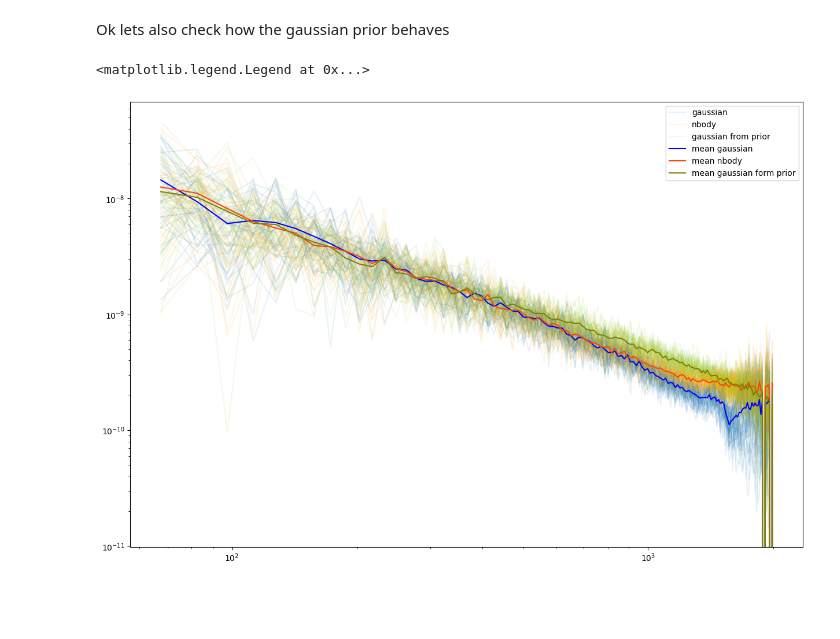
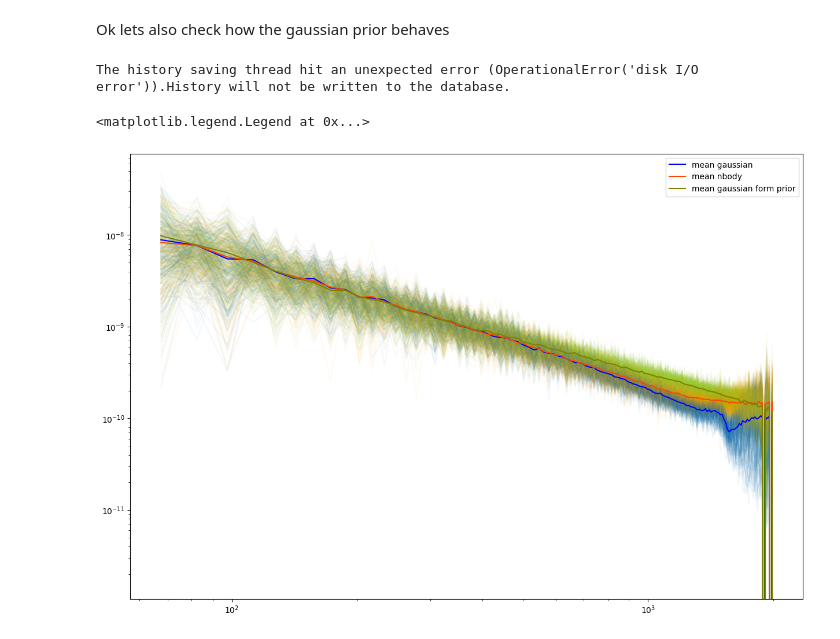
Before and after one commit to Justinezgh/Learn2Map, a Jupyter notebook: notebooks/check_ps_gaussians_vs_nbody.ipynb, the cells around one changed output. Saved outputs shown, nothing was run; the diff lists cells and outputs as text; code cells hidden in the pictures; blank space fills up the shorter version.

```diff
--- a/notebooks/check_ps_gaussians_vs_nbody.ipynb
+++ b/notebooks/check_ps_gaussians_vs_nbody.ipynb
@@ -80,7 +92,7 @@ hp.mollview(nbody_map_without_baryon - nbody_map_without_baryon.mean())
 # %%
 import matplotlib.pyplot as plt
 plt.figure(figsize=(15,10))
-i = 10
+i = 900
 power_spectrum_gaussian_map = hp.sphtfunc.anafast(gaussian_map, lmax = lmax)
 power_spectrum_nbody_map = hp.sphtfunc.anafast(nbody_map_without_baryon, lmax = lmax)
 
@@ -100,16 +112,10 @@ import numpy as np
 plt.figure(figsize=(15,10))
 
 l_edges_kmap = np.arange(60.0, 2000.0, 15.0)
-map_size = 10
-
-ell, ps = ConvergenceMap(projection_gaussian_store[0], angle=map_size * u.deg).powerSpectrum(l_edges_kmap)
-ell2, ps2 = ConvergenceMap(projection_nbody_store[0], angle=map_size * u.deg).powerSpectrum(l_edges_kmap)
-plt.loglog(ell,ps, alpha = 0.1, color='C0', label ='gaussian')
-plt.loglog(ell2, ps2, alpha = 0.1, color='orange',label ='nbody')
 
 store_ps_gaussian = []
 store_ps_nbody = []
-for i in range(1, nb_of_projected_map):
+for i in range(0, nb_of_projected_map):
     ell, ps = ConvergenceMap(projection_gaussian_store[i], angle=map_size * u.deg).powerSpectrum(l_edges_kmap)
     ell2, ps2 = ConvergenceMap(projection_nbody_store[i], angle=map_size * u.deg).powerSpectrum(l_edges_kmap)
     store_ps_gaussian.append(ps)
@@ -133,7 +139,6 @@ import numpy as np
 plt.figure(figsize=(15,10))
 
 l_edges_kmap = np.arange(60.0, 2000.0, 15.0)
-map_size = 10
 
 ell, ps = ConvergenceMap(projection_gaussian_store[0], angle=map_size * u.deg).powerSpectrum(l_edges_kmap)
 ell2, ps2 = ConvergenceMap(projection_nbody_store[0], angle=map_size * u.deg).powerSpectrum(l_edges_kmap)
@@ -171,6 +176,15 @@ import numpyro.distributions as dist
 import jax_cosmo as jc
 np.float = float
 np.complex = complex
+
+
+# Create our fiducial observations
+pix_area = (map_size * 60 / N) ** 2  # arcmin2
+map_size_rad = map_size / 180 * jnp.pi  # radians
+
+galaxy_density = gal_per_arcmin2 = 10/4
+sigma_e = 0.26
+
 
 
 @register_pytree_node_class
@@ -194,14 +208,6 @@ def make_power_map(pk_fn, N, field_size, zero_freq_val=0.0):
     ps_map = pk_fn(k)
     ps_map = ps_map.at[0, 0].set(zero_freq_val)
     return ps_map * (N / field_size) ** 2
-
-
-# Create our fiducial observations
-pix_area = (map_size * 60 / N) ** 2  # arcmin2
-map_size_rad = map_size / 180 * jnp.pi  # radians
-
-galaxy_density = gal_per_arcmin2 = 10
-sigma_e = 0.26
 
 def gaussian_forward_model():
     Om = numpyro.sample("Om", dist.Uniform(0.1,0.5))
@@ -230,14 +236,17 @@ def gaussian_forward_model():
     power_map = make_power_map(P, N, map_size_rad)
 
     gaussian_map = jnp.fft.ifft2(jnp.fft.fft2(z) * jnp.sqrt(power_map)).real
-    x = numpyro.sample(
-        "x",
-        dist.Independent(
-            dist.Normal(gaussian_map.squeeze(), sigma_e / jnp.sqrt(gal_per_arcmin2 * pix_area)), 2
-        ),
-    )
+    x = numpyro.deterministic("x", gaussian_map.squeeze())
+    # x = numpyro.sample(
+    #     "x",
+    #     dist.Independent(
+    #         dist.Normal(gaussian_map.squeeze(), sigma_e / jnp.sqrt(gal_per_arcmin2 * pix_area)), 2
+    #     ),
+    # )
 
     return x
+# %% [output]
+The history saving thread hit an unexpected error (OperationalError('disk I/O error')).History will not be written to the database.
 # %%
 import numpyro
 fiducial_model = numpyro.handlers.condition(
@@ -256,7 +265,7 @@ fiducial_model = numpyro.handlers.condition(
 @jax.vmap
 def get_sample_prior(key):
     model_trace = numpyro.handlers.trace(seed(fiducial_model, key)).get_trace()
-    return model_trace['x']['fn'].mean
+    return model_trace['x']['value']#.mean
 # %%
 from numpyro.handlers import condition, reparam, seed, trace
 gaussian_map_prior_store = get_sample_prior(
@@ -265,46 +274,33 @@ gaussian_map_prior_store = get_sample_prior(
 # %%
 import astropy.units as u
 from lenstools import ConvergenceMap
 import numpy as np
 
 plt.figure(figsize=(15,10))
 
 l_edges_kmap = np.arange(60.0, 2000.0, 15.0)
-map_size = 10
+alpha = 0.05
 
-ell, ps = ConvergenceMap(projection_gaussian_store[0], angle=map_size * u.deg).powerSpectrum(l_edges_kmap)
-ell2, ps2 = ConvergenceMap(projection_nbody_store[0], angle=map_size * u.deg).powerSpectrum(l_edges_kmap)
-plt.loglog(ell,ps, alpha = 0.1, color='C0', label ='gaussian')
-plt.loglog(ell2, ps2, alpha = 0.1, color='orange',label ='nbody')
-
-kmap = ConvergenceMap(
-    gaussian_map_prior_store[0], angle=map_size * u.deg
-)
-l, Pl = kmap.powerSpectrum(l_edges_kmap)
-plt.loglog(l, Pl, alpha = 0.1, c = 'yellowgreen', label = 'gaussian from prior')
 
 store_ps_gaussian = []
 store_ps_nbody = []
 store_ps_gaussian_prior=[]
-for i in range(1, nb_of_projected_map):
+for i in range(0, nb_of_projected_map):
     ell, ps = ConvergenceMap(projection_gaussian_store[i], angle=map_size * u.deg).powerSpectrum(l_edges_kmap)
     ell2, ps2 = ConvergenceMap(projection_nbody_store[i], angle=map_size * u.deg).powerSpectrum(l_edges_kmap)
     store_ps_gaussian.append(ps)
     store_ps_nbody.append(ps2)
-    plt.loglog(ell,ps, alpha = 0.1, color='C0')
-    plt.loglog(ell2, ps2, alpha = 0.1, color='orange')
+    plt.loglog(ell,ps, alpha = alpha, color='C0')
+    plt.loglog(ell2, ps2, alpha = alpha, color='orange')
 
-    kmap = ConvergenceMap(
-        gaussian_map_prior_store[i], angle=map_size * u.deg
-    )
-    l, Pl = kmap.powerSpectrum(l_edges_kmap)
+    l, Pl = ConvergenceMap(gaussian_map_prior_store[i], angle=map_size * u.deg).powerSpectrum(l_edges_kmap)
     store_ps_gaussian_prior.append(Pl)
-    plt.loglog(l, Pl, alpha = 0.1, c = 'yellowgreen')
+    plt.loglog(l, Pl, alpha = alpha, c = 'yellowgreen')
 
 plt.loglog(ell, jnp.mean(jnp.array(store_ps_gaussian), axis = 0),  color='blue', label = 'mean gaussian')
 plt.loglog(ell, jnp.mean(jnp.array(store_ps_nbody), axis = 0),  color='orangered', label = 'mean nbody')
 plt.loglog(l, jnp.mean(jnp.array(store_ps_gaussian_prior), axis = 0),  color='olive', label = 'mean gaussian form prior')
 plt.legend()
 # %% [output]
 <matplotlib.legend.Legend at 0x...>
-[figure, old version]
+[figure, new version]
```
Also changed, not shown: parts of 9 cells of this notebook.
